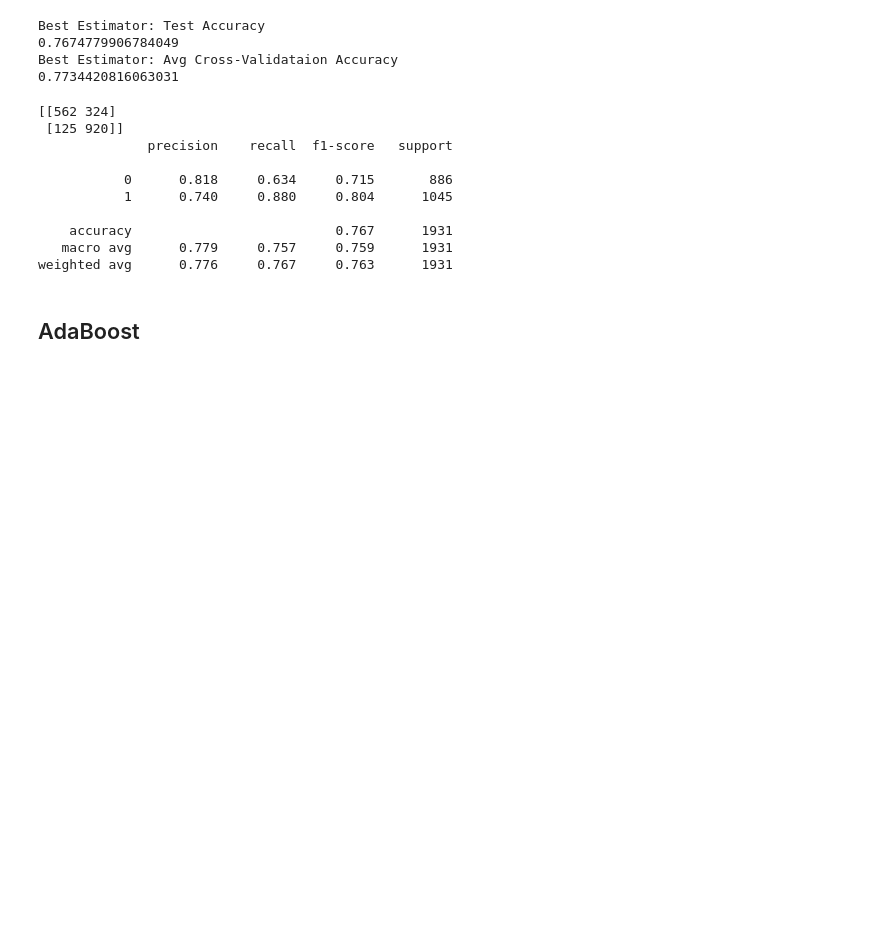
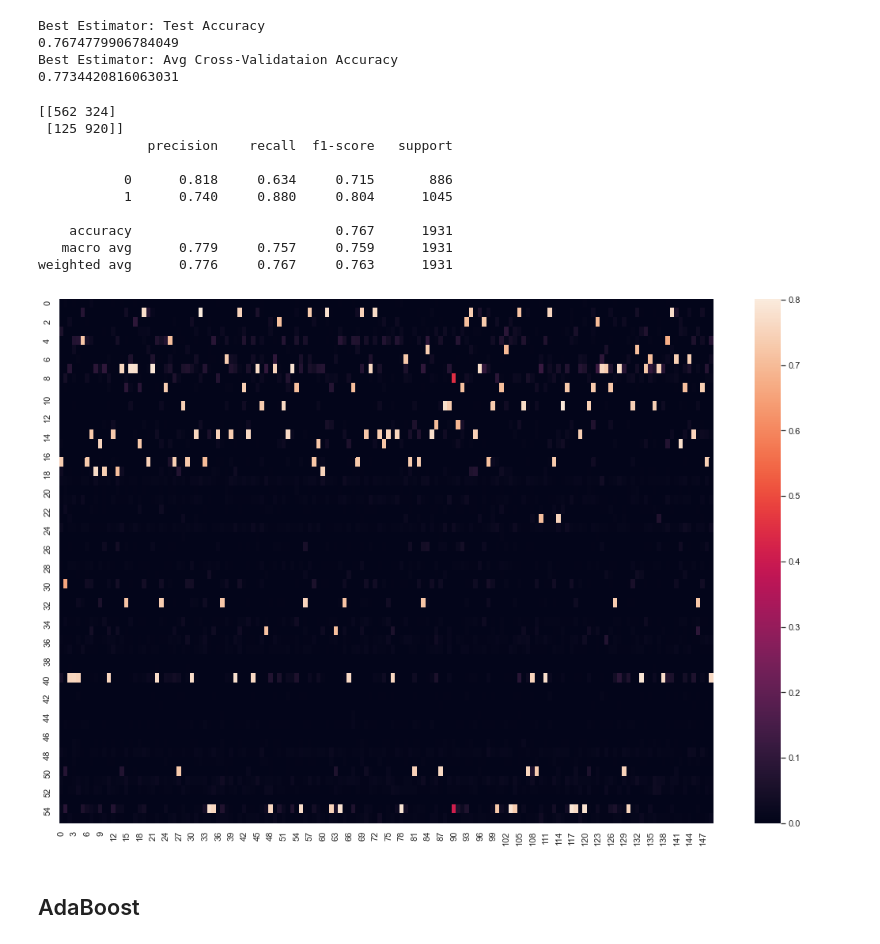
Before and after one commit to joshuaminwookang/cherrypick, a Jupyter notebook: src/analysis/Analysis_Final_But_NN.ipynb, the cells around one changed output. Drawn from its saved outputs; the diff is of its cells as text; code cells hidden in the pictures; blank space fills up the shorter version.

```diff
--- a/src/analysis/Analysis_Final_But_NN.ipynb
+++ b/src/analysis/Analysis_Final_But_NN.ipynb
@@ -174,7 +174,7 @@ weighted avg      0.770     0.763     0.758      1931
 ## SVM ##
 # %%
 svm = make_pipeline(StandardScaler(), SVC())
-param_grid = {'svc__C': [0.01, 0.1, 1, 10], 'svc__gamma': [0.001, 0.1, 1], 'svc__kernel': ['rbf', 'poly']}
+param_grid = {'svc__C': [0.5, 1, 5], 'svc__gamma': [0.01, 0.05, 0.1], 'svc__kernel': ['rbf', 'linear']}
 grid_svm = GridSearchCV(svm,param_grid,refit=True,verbose = 1, n_jobs = -1, cv=3)
 grid_svm.fit(X,y)
 print("Best params:")
@@ -245,6 +264,28 @@ print(classification_report(y_test,grid_rf_predictions, digits=3))#Output
     accuracy                          0.767      1931
    macro avg      0.779     0.757     0.759      1931
 weighted avg      0.776     0.767     0.763      1931
+# %%
+rf = RandomForestClassifier(bootstrap=True,max_depth=10, min_samples_leaf=25, min_samples_split= 4, n_estimators=450, max_features='sqrt')
+rf.fit(X,y)
+importances = rf.feature_importances_
+# %%
+import seaborn as sns; sns.set_theme()
+
+trees = rf.estimators_
+imp = np.zeros((56,150))
+for i in range(150):
+    imp[:,i] = trees[i].feature_importances_
+
+fig, ax = plt.subplots(figsize=(15,10),nrows=1, ncols=1, constrained_layout=False)
+ax.set_ylabel("Frequency ", fontsize=50, weight='bold' )
+ax.set_xlabel("Hardware Acceleration Speedup", fontsize=50,weight='bold' )
+ax = sns.heatmap(imp)
+
+plt.tight_layout()
+plt.savefig('random_forest_heatmap.pdf')
+plt.show()
+# %% [output]
+[figure, added]
 # %% [markdown]
 ## AdaBoost ##
 # %%
```
Also changed, not shown: parts of 4 cells of this notebook, 3 other files.
